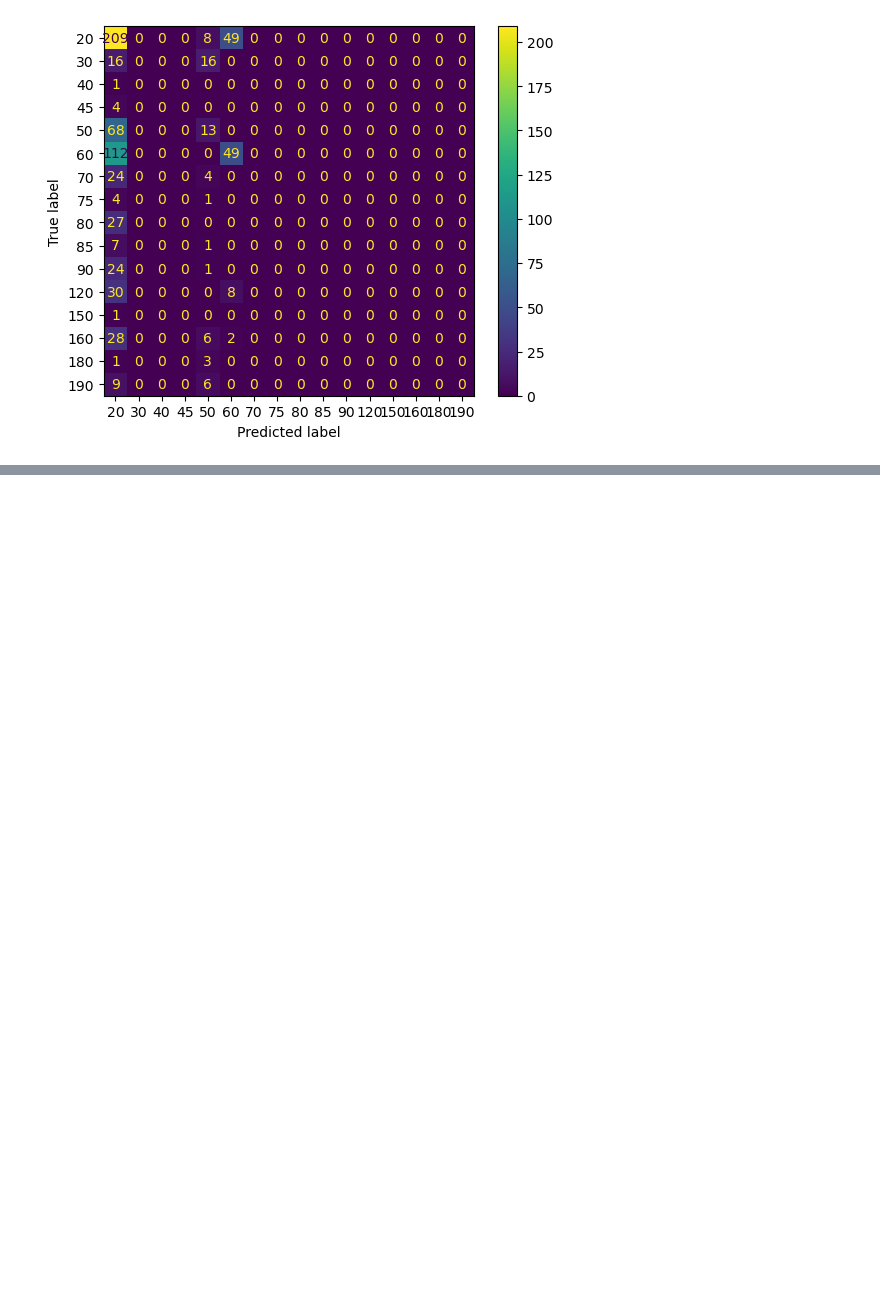
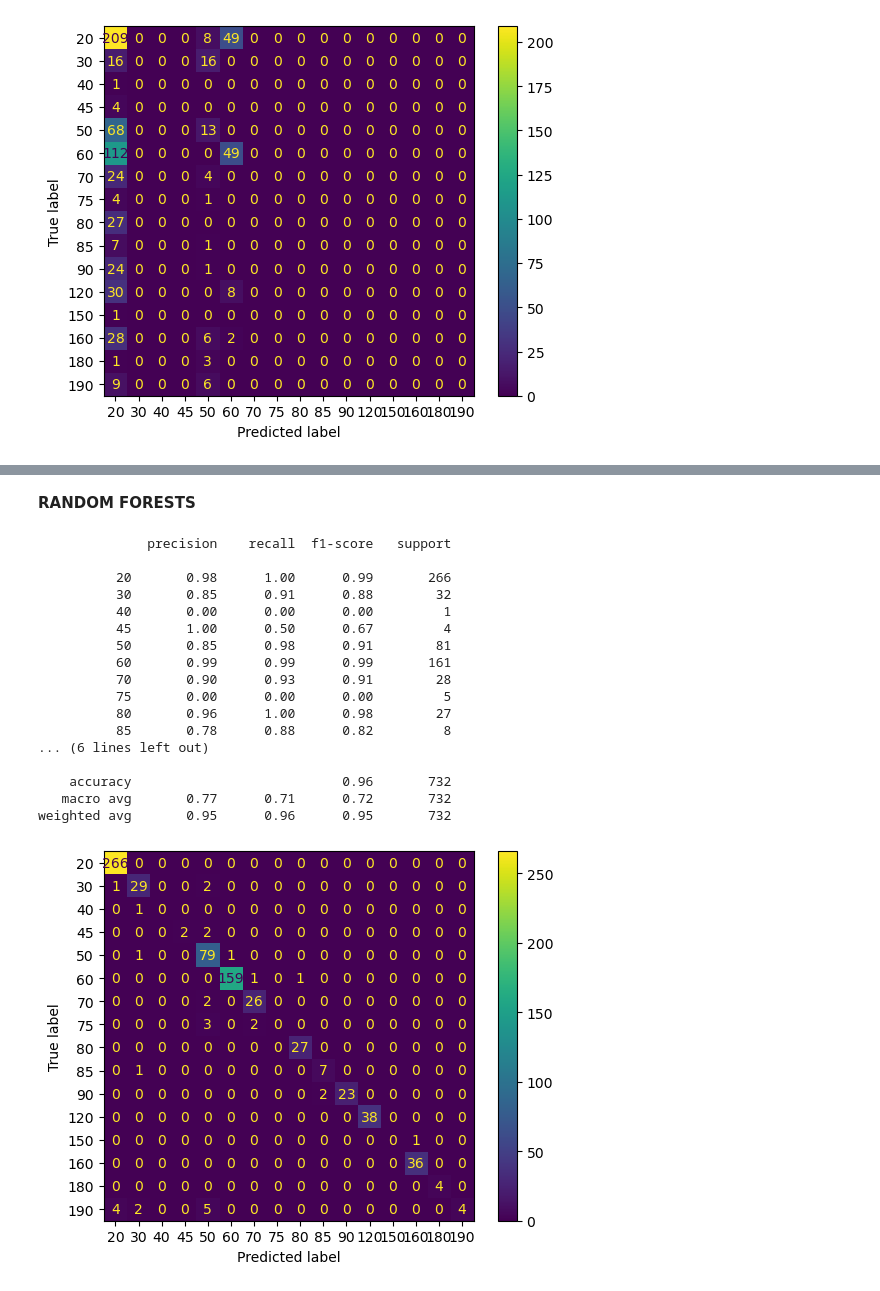
Before and after one commit to JovanTTT/House_Price_Prediction_-_Classification, a Jupyter notebook: House_Project_Classification_Model_Training.ipynb, the cells around one changed output, grey strips where cells are left out. Drawn from its saved outputs; the diff is of its cells as text; code cells hidden in the pictures; blank space fills up the shorter version.

```diff
--- a/House_Project_Classification_Model_Training.ipynb
+++ b/House_Project_Classification_Model_Training.ipynb
@@ -105,0 +200,2 @@ def accuracy_function(model, preds):
+# %% [markdown]
+**RANDOM FORESTS**
@@ -105,0 +204,23 @@ def accuracy_function(model, preds):
+# %%
+random_forests_model = RandomForestClassifier()
+# %%
+function_model(random_forests_model)
+# %% [output]
+              precision    recall  f1-score   support
+
+          20       0.98      1.00      0.99       266
+          30       0.85      0.91      0.88        32
+          40       0.00      0.00      0.00         1
+          45       1.00      0.50      0.67         4
+          50       0.85      0.98      0.91        81
+          60       0.99      0.99      0.99       161
+          70       0.90      0.93      0.91        28
+          75       0.00      0.00      0.00         5
+          80       0.96      1.00      0.98        27
+          85       0.78      0.88      0.82         8
+... (6 lines left out)
+
+    accuracy                           0.96       732
+   macro avg       0.77      0.71      0.72       732
+weighted avg       0.95      0.96      0.95       732
+[figure, added]
```
Also changed, not shown: parts of 29 cells of this notebook.
